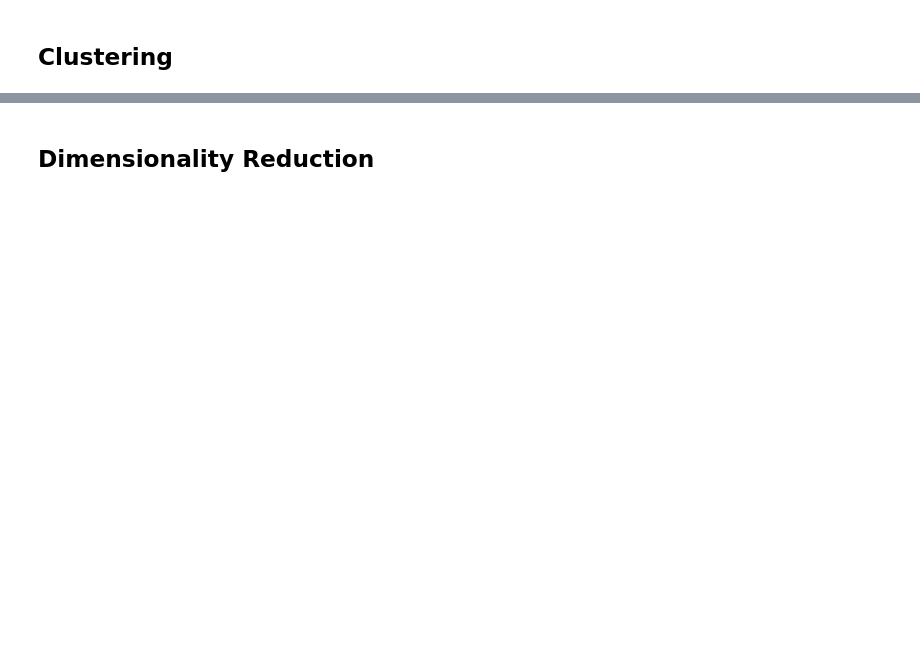
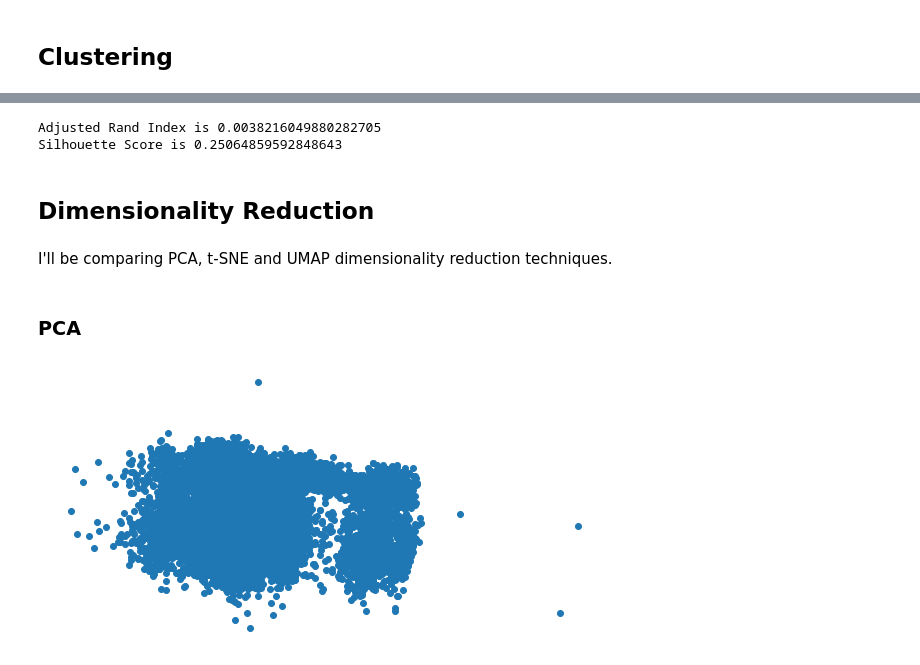
Before and after one commit to BenGriffith/data-science, a Jupyter notebook: exercises/unsupervised-learning-challenge.ipynb, the cells around one changed output, grey strips where cells are left out. Saved outputs shown, nothing was run; the diff lists cells and outputs as text; code cells hidden in the pictures; blank space fills up the shorter version.

Commit message:
Updated clustering algorithms and dimensionality reduction techniques

```diff
--- a/exercises/unsupervised-learning-challenge.ipynb
+++ b/exercises/unsupervised-learning-challenge.ipynb
@@ -77,0 +84,19 @@ X_std = scaler.fit_transform(X)
+# %%
+clusters = range(2, 21)
+
+for cluster in clusters:
+
+    # Number of clusters
+    print('Number of clusters: {}'.format(str(cluster)))
+
+    # Define KMeans
+    kmeans_cluster = KMeans(n_clusters=cluster, random_state=123)
+
+    # Fit model
+    kmeans_cluster.fit(X_std)
+
+    # Predictions
+    kmeans_predictions = kmeans_cluster.predict(X_std)
+
+    # Metrics
+    score(X_std, y, kmeans_predictions)
@@ -77,0 +123,12 @@ X_std = scaler.fit_transform(X)
+# %%
+# Define KMeans
+kmeans_cluster = KMeans(n_clusters=11, random_state=123)
+
+# Fit model
+kmeans_cluster.fit(X_std)
+
+# Predictions
+kmeans_predictions = kmeans_cluster.predict(X_std)
+
+# Metrics
+score(X_std, y, kmeans_predictions)
@@ -78,2 +317,33 @@ X_std = scaler.fit_transform(X)
+# %%
+# Define GMM
+gmm_cluster = GaussianMixture(n_components=2)
+
+# Fit and predictions
+gmm_predictions = gmm_cluster.fit_predict(X_std)
+
+score(X_std, y, gmm_predictions)
+# %% [output]
+Adjusted Rand Index is 0.0038216049880282705
+Silhouette Score is 0.25064859592848643
 # %% [markdown]
 ## Dimensionality Reduction
+# %% [markdown]
+I'll be comparing PCA, t-SNE and UMAP dimensionality reduction techniques.
+# %% [markdown]
+### PCA
+# %%
+# Define PCA
+pca = PCA(n_components=2)
+
+# Retrieve components by calling fit_transform method with our data
+pca_components = pca.fit_transform(X_std)
+# %%
+# Plot visual
+plt.figure(figsize=(10,5))
+plt.scatter(pca_components[:, 0], pca_components[:, 1])
+plt.xticks([])
+plt.yticks([])
+plt.axis('off')
+plt.show()
+# %% [output]
+[figure, added]
```
Also changed, not shown: parts of 47 cells of this notebook.
